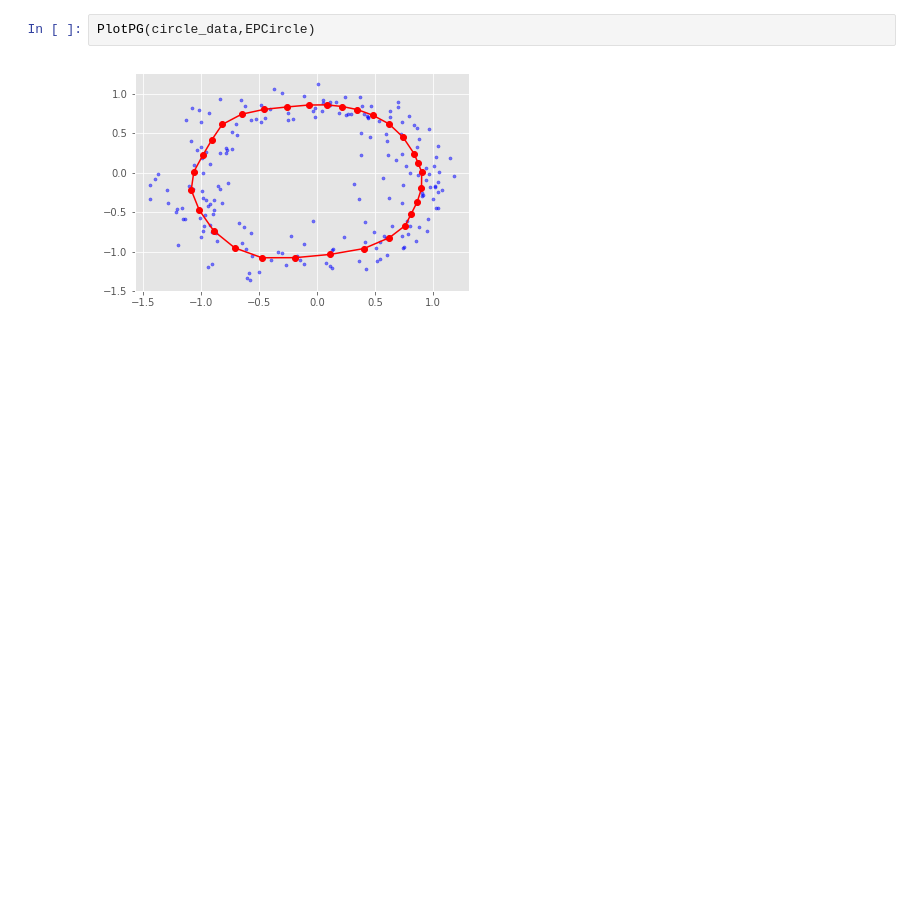
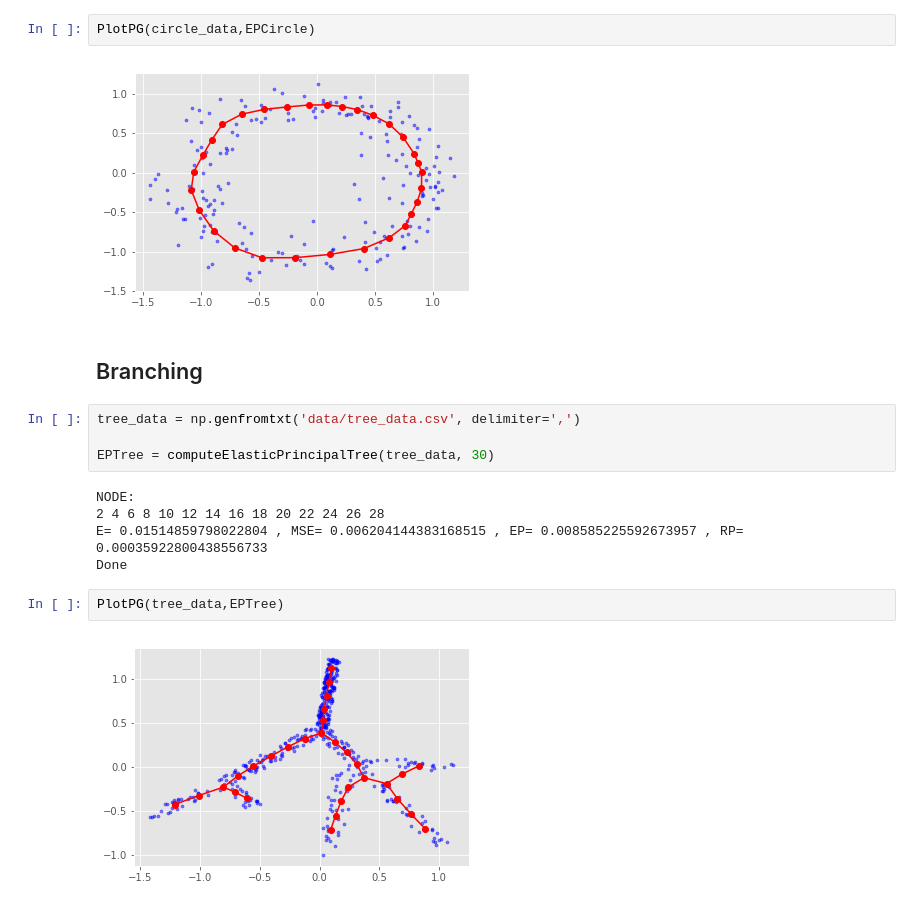
Before and after one commit to lamhda/ElPiGraph.P, a Jupyter notebook: docs/Basic usage.ipynb, the cells around one changed output. Drawn from its saved outputs; the diff is of its cells as text; blank space fills up the shorter version.

Commit message:
Code for branching added

```diff
--- a/docs/Basic usage.ipynb
+++ b/docs/Basic usage.ipynb
@@ -54,3 +56,18 @@ Done
 PlotPG(circle_data,EPCircle)
 # %% [output]
 [figure]
+# %% [markdown]
+## Branching
+# %%
+tree_data = np.genfromtxt('data/tree_data.csv', delimiter=',')
+
+EPTree = computeElasticPrincipalTree(tree_data, 30)
+# %% [output]
+NODE:
+2 4 6 8 10 12 14 16 18 20 22 24 26 28
+E= 0.01514859798022804 , MSE= 0.006204144383168515 , EP= 0.008585225592673957 , RP= 0.00035922800438556733
+Done
+# %%
+PlotPG(tree_data,EPTree)
+# %% [output]
+[figure, added]
```
Also changed, not shown: parts of 2 cells of this notebook, 1 other file.
